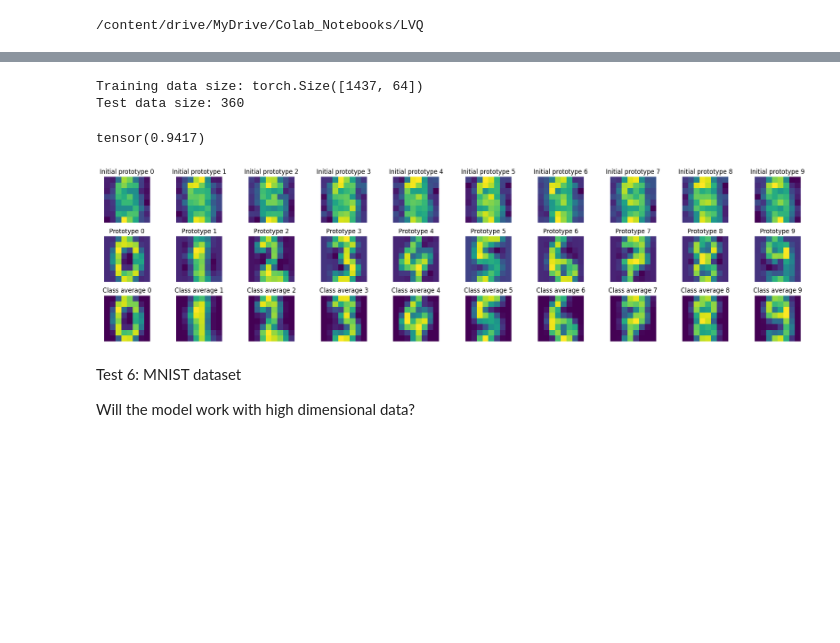
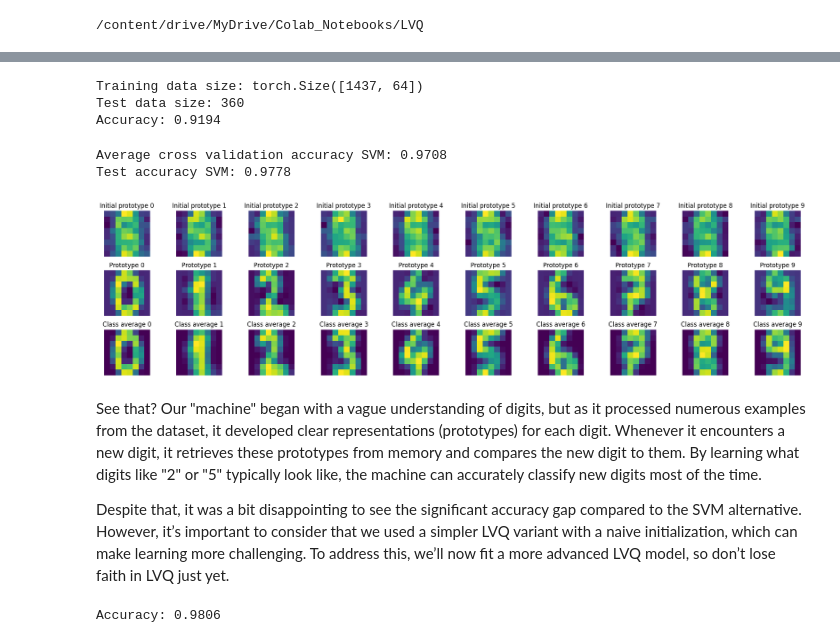
Before and after one commit to Diego-Hernandez-Jimenez/prototype_learning_LVQ, a Jupyter notebook: LVQ_pytorch.ipynb, the cells around one changed output, grey strips where cells are left out. Drawn from its saved outputs; the diff is of its cells as text; code cells hidden in the pictures; blank space fills up the shorter version.

```diff
--- a/LVQ_pytorch.ipynb
+++ b/LVQ_pytorch.ipynb
@@ -329,20 +335,20 @@ def train_lvq(model, data_loader, epochs, loss_function, optimizer, scheduler=No
 
       with torch.no_grad():
         if model.lvq_mode == 'gmlvq':
-          model.Q.data = model.Q / torch.sqrt((model.Q.T @ model.Q).diag().sum())
+          model.Q.data = model.Q / torch.sqrt((model.Q @ model.Q.T).diag().sum())
 
         elif model.lvq_mode == 'grlvq':
           model.Q.data = torch.diag(torch.diag(model.Q.data))
-          model.Q.data = model.Q / torch.sqrt((model.Q.T @ model.Q).diag().sum())
+          model.Q.data = model.Q / torch.sqrt((model.Q @ model.Q.T).diag().sum())
 
         elif model.lvq_mode == 'lgrlvq':
           for j in range(len(model.Q)):
             model.Q[j].data = torch.diag(torch.diag(model.Q[j].data))
-            model.Q[j].data = model.Q[j] / torch.sqrt((model.Q[j].T @ model.Q[j]).diag().sum())
+            model.Q[j].data = model.Q[j] / torch.sqrt((model.Q[j] @ model.Q[j].T).diag().sum())
 
         elif model.lvq_mode == 'lgmlvq':
           for j in range(len(model.Q)):
-            model.Q[j].data = model.Q[j] / torch.sqrt((model.Q[j].T @ model.Q[j]).diag().sum())
+            model.Q[j].data = model.Q[j] / torch.sqrt((model.Q[j] @ model.Q[j].T).diag().sum())
 
         else:
           pass
@@ -387,6 +393,14 @@ def predict_class(X, model):
       preds[i] = model.prototype_labels[torch.argmin(d)]
 
   return preds
+
+
+def lvq_accuracy(lvq_model, Xtest, ytest):
+  preds = predict_class(Xtest, lvq_model)
+  acc = (ytest == preds).float().mean()
+  print(f'Accuracy: {acc:.4f}')
+
+  return acc
 # %% [markdown]
 ## Test 1: replicating [Schneider et al. (2009)](https://www.cs.rug.nl/~biehl/Preprints/gmlvq.pdf)
 
@@ -765,7 +804,7 @@ digits_data = load_digits()
 X = torch.from_numpy(digits_data.data).float()
 y = torch.from_numpy(digits_data.target)
 
-Xtrain, Xtest, ytrain, ytest = train_test_split(X, y, test_size=0.2)
+Xtrain, Xtest, ytrain, ytest = train_test_split(X, y, test_size=0.2, random_state=42)
 
 train_data = TensorDataset(Xtrain, ytrain)
 train_dl = DataLoader(train_data, batch_size=8, shuffle=True)
@@ -777,7 +816,7 @@ print('Test data size:', Xtest.shape[0])
 
 device = 'cpu'
 prototypes_per_class = [1]*y.unique().numel()
-# prototypes_per_class = [1, 1, 1, 1, 1, 1, 1, 1, 1, 2]
+# prototypes_per_class = [1, 1, 1, 1, 1, 1, 1, 1, 1, 2] # alternative if we want to have two prototypes for "9"
 
 # we choose plain glvq because prototypes are more "understandable", as
 # you will see later.
@@ -790,16 +829,20 @@ loss_function = GLVQLoss(nn.Sigmoid())
 initial_W = [model.W[i].detach().clone() for i in range(len(model.W))]
 optimizer = torch.optim.Adam(model.parameters(), lr=0.005)
 
-train_lvq(model, train_dl, 50, loss_function, optimizer, scheduler=None, verbose=False)
+train_lvq(model, train_dl, 40, loss_function, optimizer, scheduler=None, verbose=False)
 
-preds = predict_class(Xtest, model)
-(ytest == preds).float().mean()
+acc = lvq_accuracy(model, Xtest, ytest)
 # %% [output]
 Training data size: torch.Size([1437, 64])
 Test data size: 360
+Accuracy: 0.9194
-tensor(0.9417)
+# %%
+compare_with(('SVM', SVC(kernel='linear')), Xtrain, ytrain, Xtest, ytest)
+# %% [output]
+Average cross validation accuracy SVM: 0.9708
+Test accuracy SVM: 0.9778
 # %%
-def plot_img_prototypes(model, X, y, img_size, out_name):
+def plot_img_prototypes(model, initial_W, X, y, img_size, out_name):
   """
   Plots and saves the initial prototypes, learned prototypes, and real class averages
   as images for each class after training.
@@ -829,36 +872,47 @@ def plot_img_prototypes(model, X, y, img_size, out_name):
 
   for i in range(p):
 
       initial_prototype = initial_W[i].reshape(img_size, img_size).numpy()
       ax0 = axes[0, i]
       ax0.imshow(initial_prototype) # , cmap='gray'
       ax0.axis('off')
       ax0.set_title(f'Initial prototype {i}')
 
       # prototype after learning
       prototype = model.W[i].detach().reshape(img_size, img_size).numpy()
       ax1 = axes[1, i]
       ax1.imshow(prototype) # , cmap='gray'
       ax1.axis('off')
       ax1.set_title(f'Prototype {i}')
 
       # Compute and show real average of each class
       real_avg = X[y == i].mean(dim=0).reshape(img_size, img_size).numpy()
       ax2 = axes[2, i]
       ax2.imshow(real_avg) # , cmap='gray'
       ax2.axis('off')
       ax2.set_title(f'Class average {i}')
 
   plt.tight_layout()
   plt.savefig(f'{out_name}.png', dpi=300, bbox_inches='tight')
   plt.show()
 
   return None
 
-plot_img_prototypes(model, X, y, 8, 'lvq_digits')
+plot_img_prototypes(model, initial_W, X, y, 8, 'lvq_digits')
 # %% [output]
-[figure, old version]
+[figure, new version]
-# %% [markdown]
-Test 6: MNIST dataset
-
-Will the model work with high dimensional data?
+# %% [markdown]
+See that? Our "machine" began with a vague understanding of digits, but as it processed numerous examples from the dataset, it developed clear representations (prototypes) for each digit. Whenever it encounters a new digit, it retrieves these prototypes from memory and compares the new digit to them. By learning what digits like "2" or "5" typically look like, the machine can accurately classify new digits most of the time.
+
+Despite that, it was a bit disappointing to see the significant accuracy gap compared to the SVM alternative. However, it’s important to consider that we used a simpler LVQ variant with a naive initialization, which can make learning more challenging. To address this, we’ll now fit a more advanced LVQ model, so don’t lose faith in LVQ just yet.
+# %%
+model = LVQ('lgmlvq', train_data, prototypes_per_class, naive_init=False)
+loss_function = GLVQLoss(nn.Sigmoid())
+
+optimizer = torch.optim.Adam(model.parameters(), lr=0.001)
+
+train_lvq(model, train_dl, 40, loss_function, optimizer, scheduler=None, verbose=False)
+
+acc = lvq_accuracy(model, Xtest, ytest)
+# %% [output]
+Accuracy: 0.9806
```
Also changed, not shown: parts of 26 cells of this notebook.
